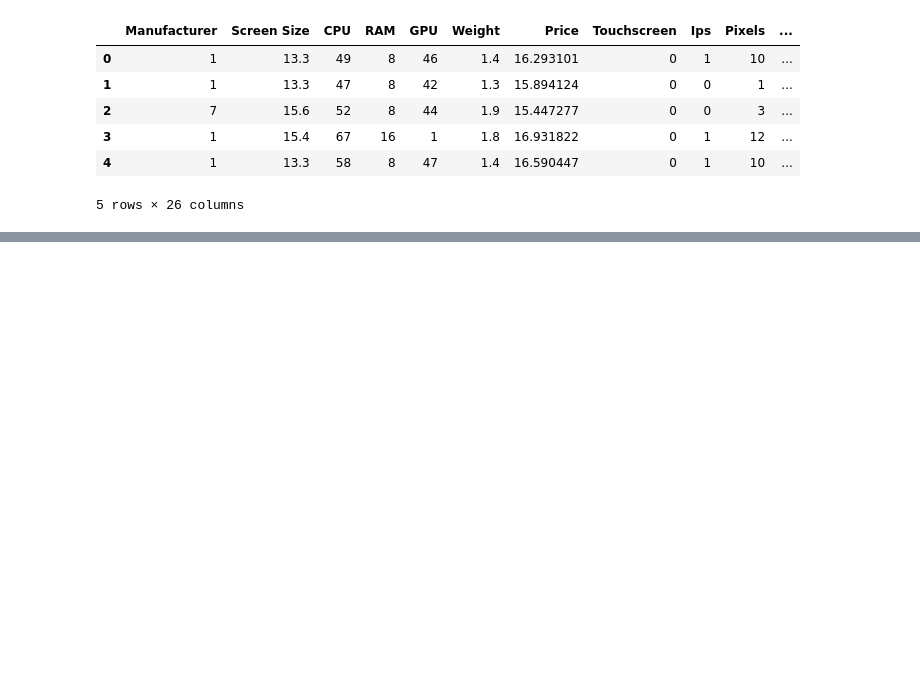
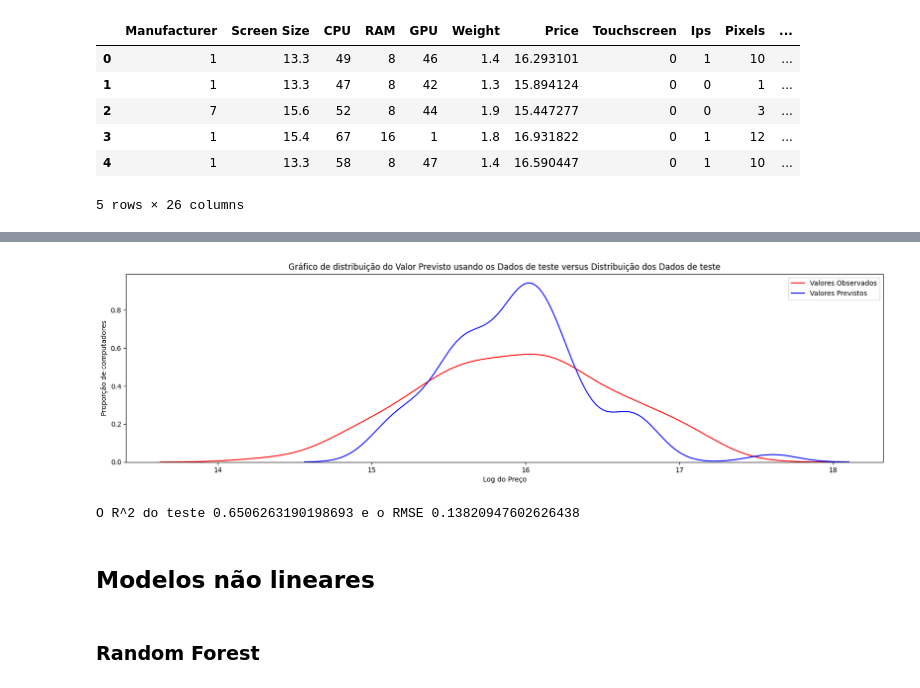
Before and after one commit to raulafrosa/Laptop-Price-Prediction-Kaggle, a Jupyter notebook: Notebooks.ipynb, the cells around one changed output, grey strips where cells are left out. Cells and saved outputs as stored; diff of their text form; code cells hidden in the pictures; blank space fills up the shorter version.

```diff
--- a/Notebooks.ipynb
+++ b/Notebooks.ipynb
@@ -624,0 +729,13 @@ df.head()
+# %%
+Title = 'Gráfico de distribuição do Valor Previsto usando os Dados de teste versus Distribuição dos Dados de teste'
+DistributionPlot(y_test, yhatlss, "Valores Observados", "Valores Previstos", Title)
+# %% [output]
+[figure, added]
+# %%
+print(f"O R^2 do teste {r2_score(y_test, yhatlss)} e o RMSE {mean_squared_error(y_test,yhatlss)}")
+# %% [output]
+O R^2 do teste 0.6506263190198693 e o RMSE 0.13820947602626438
+# %% [markdown]
+## Modelos não lineares
+# %% [markdown]
+### Random Forest
```
Also changed, not shown: parts of 49 cells of this notebook.
